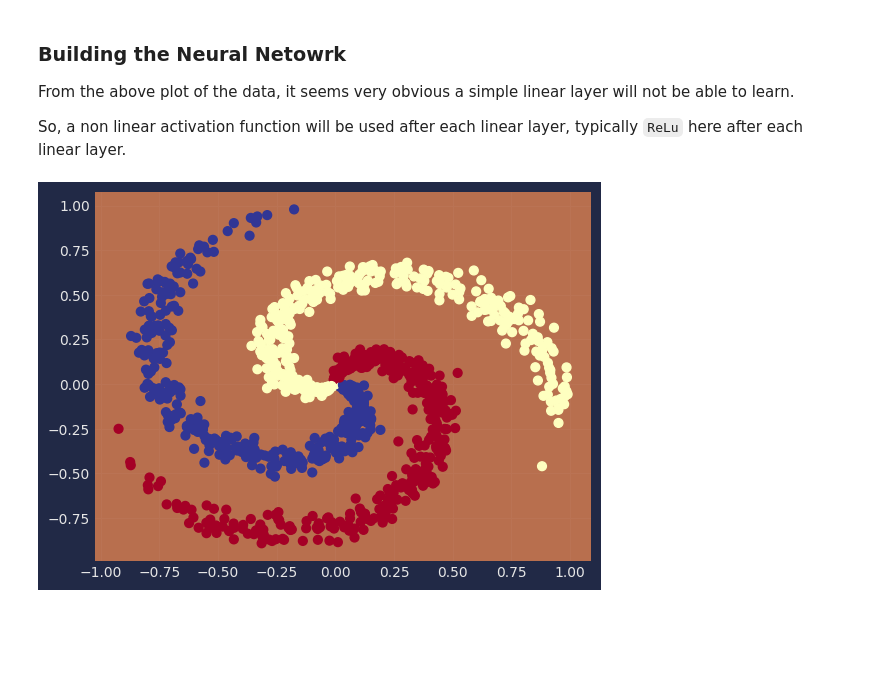
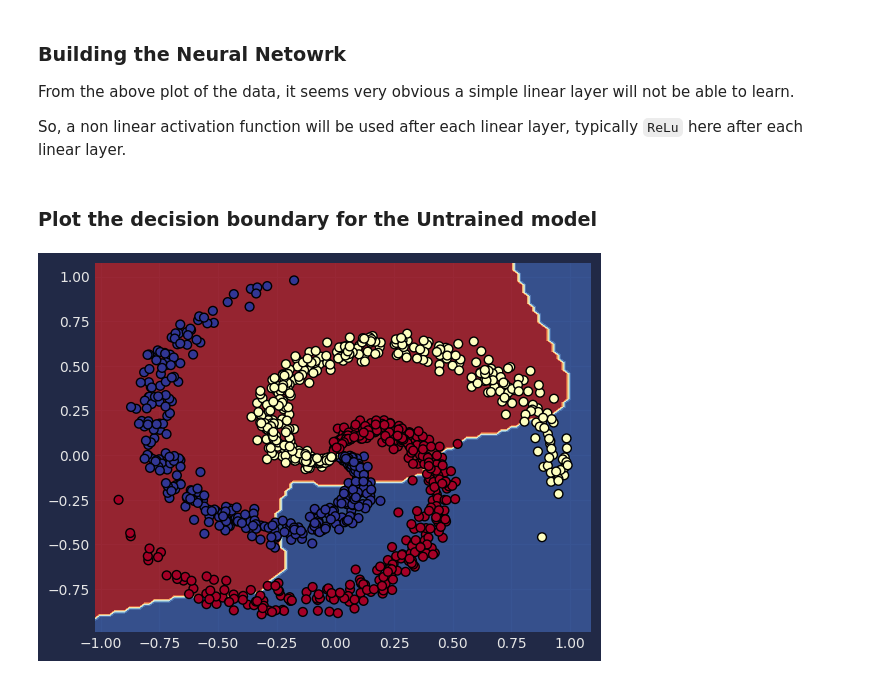
Before and after one commit to useresd/machine_learning_playground, a Jupyter notebook: spiral_multiclass_classification_practice.ipynb, the cells around one changed output. Cells and saved outputs as stored; diff of their text form; code cells hidden in the pictures; blank space fills up the shorter version.

```diff
--- a/spiral_multiclass_classification_practice.ipynb
+++ b/spiral_multiclass_classification_practice.ipynb
@@ -94,12 +94,15 @@ class SpiralClassificationModel(nn.Module):
         )
     def forward(self, x):
         return self.seq(x)
+# %% [markdown]
+### Plot the decision boundary for the Untrained model
 # %%
-### Plot the decision boundary for the Untrained model
 from utils.boundaries import plot_decision_boundary
 
-model = SpiralClassificationModel()
+# instantiate the model with random weights and bais
+model = SpiralClassificationModel().to(device)
 
+# plot the decision boundary
 plot_decision_boundary(model, X_train, y_train)
 # %% [output]
-[figure, old version]
+[figure, new version]
```
Also changed, not shown: parts of 5 cells of this notebook, 3 other files.
